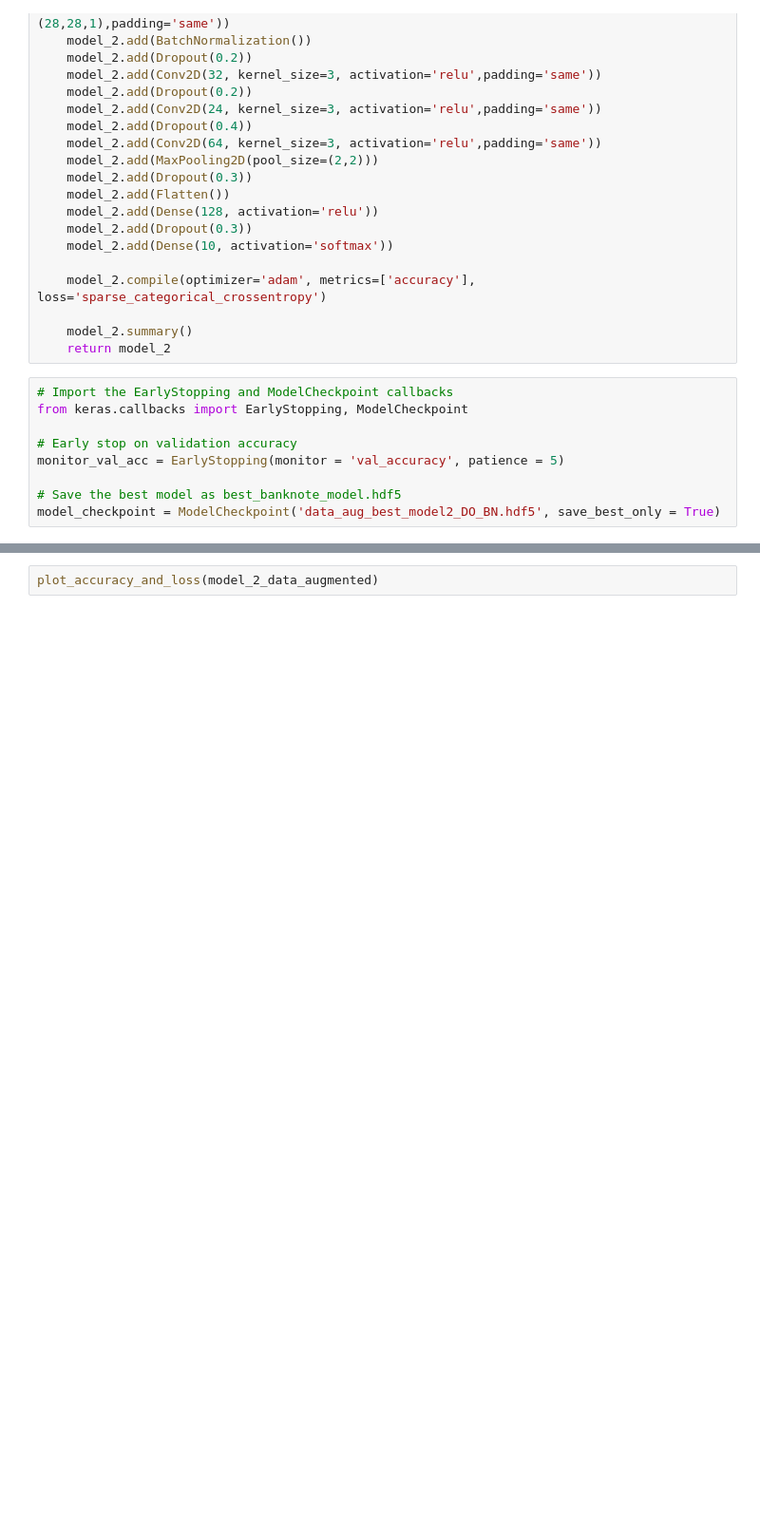
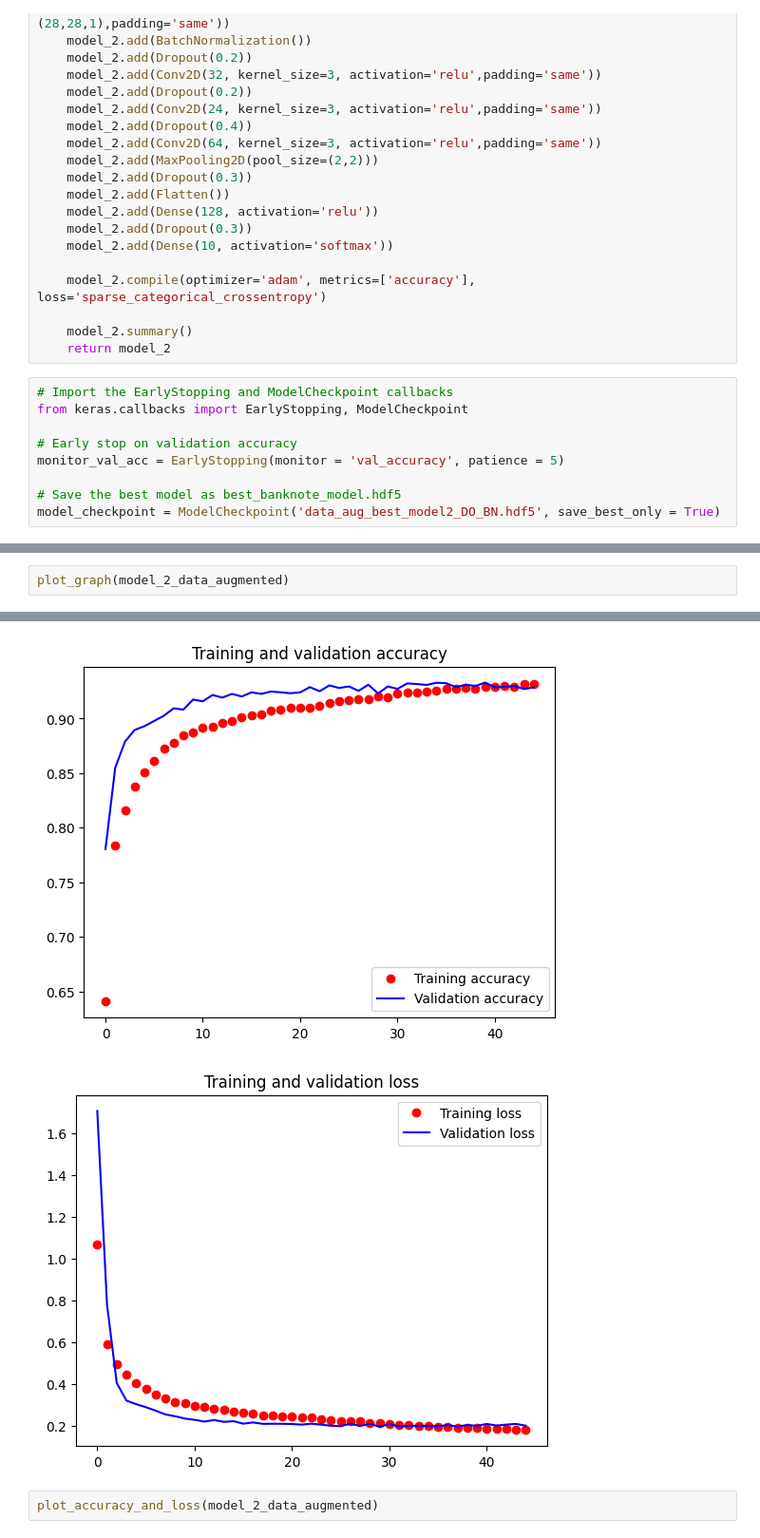
Before and after one commit to Xyl0w/DeepLearning_CA1, a Jupyter notebook: Assignment_1/work.ipynb, the cells around one changed output, grey strips where cells are left out. Shown at 95% size. Saved outputs shown, nothing was run; the diff lists cells and outputs as text; blank space fills up the shorter version.

```diff
--- a/Assignment_1/work.ipynb
+++ b/Assignment_1/work.ipynb
@@ -866,0 +772,3 @@ Test accuracy: 0.9273999929428101
+# %%
+plot_graph(model_2_data_augmented)
+# %% [output]
@@ -867,3 +777,5 @@ Test accuracy: 0.9273999929428101
+[figure, added]
+[figure, added]
 # %%
 plot_accuracy_and_loss(model_2_data_augmented)
 # %% [output]
```
Also changed, not shown: parts of 67 cells of this notebook, 5 other files.
